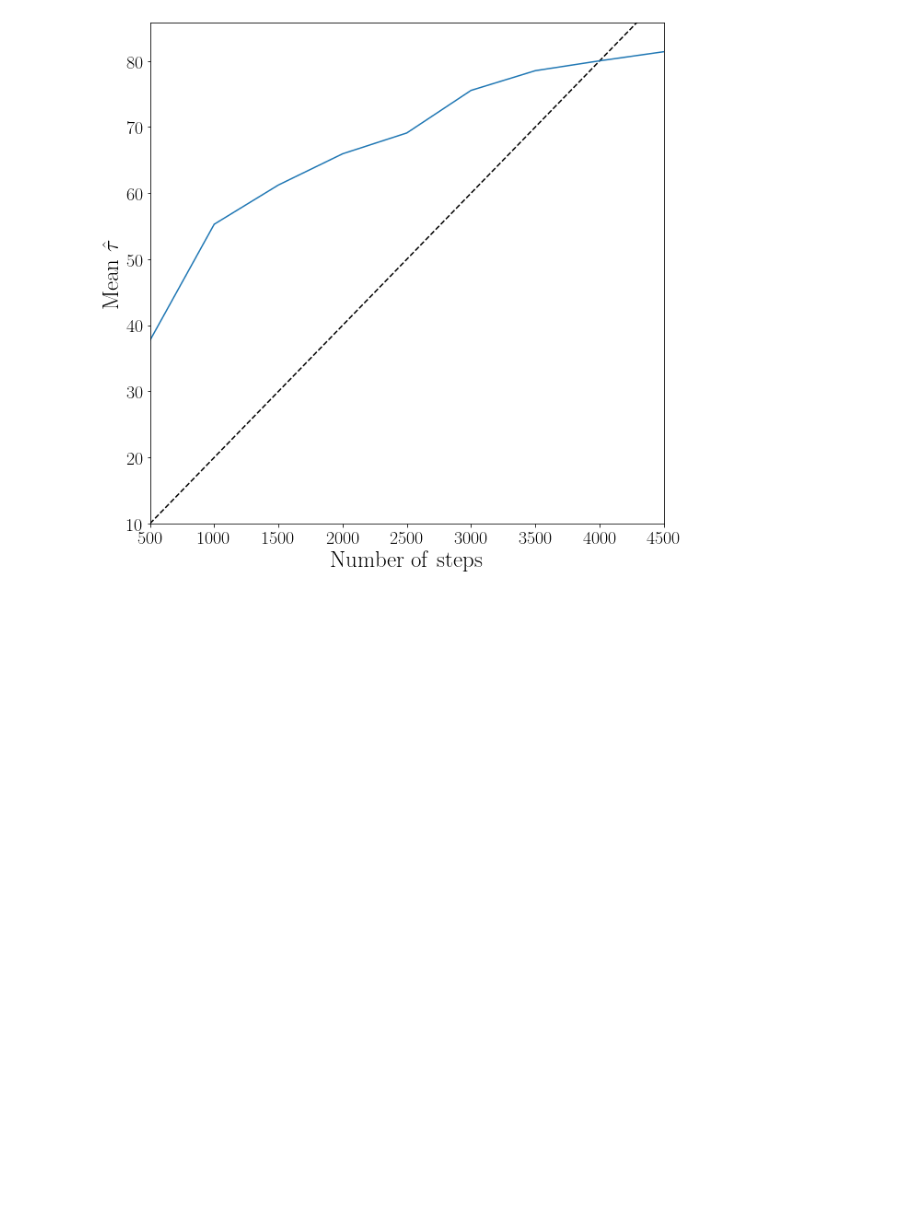
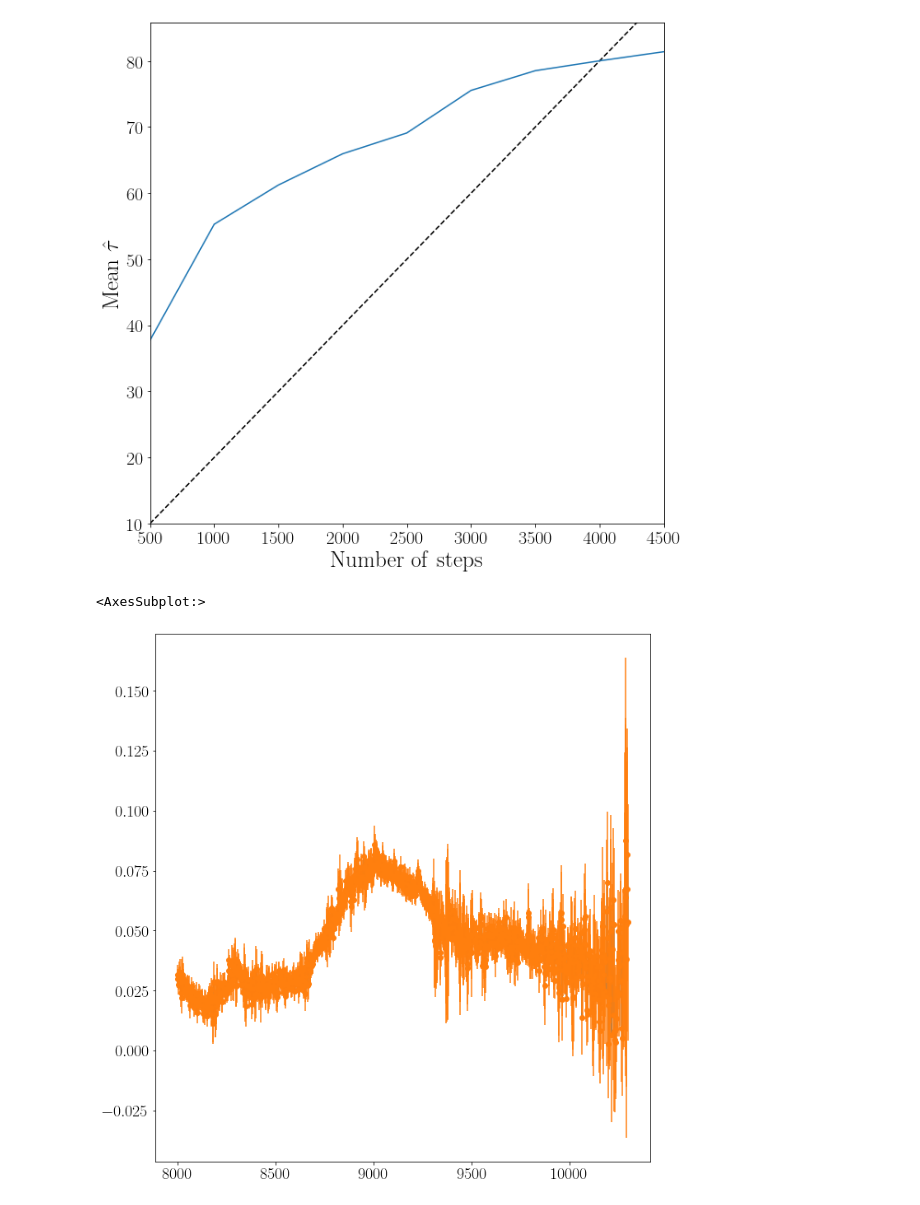
Before and after one commit to slowdivePTG/SN2020jgb, a Jupyter notebook: rv/SN2020jgb/absorption_line_velocity_20200529_Lick_3-m.ipynb, the cells around one changed output. Drawn from its saved outputs; the diff is of its cells as text; code cells hidden in the pictures; blank space fills up the shorter version.

```diff
--- a/rv/SN2020jgb/absorption_line_velocity_20200529_Lick_3-m.ipynb
+++ b/rv/SN2020jgb/absorption_line_velocity_20200529_Lick_3-m.ipynb
@@ -9,7 +9,7 @@ from absorption_line_vel import SpectrumSN_Lines, AbsorbLine
 
 # read spec data
 z = 0.0307
-spec = '../../spectroscopy/ZTF20aayhacx_20200529_Lick_3-m_v1.ascii'
+spec = '../../spectroscopy/SN2020jgb/ZTF20aayhacx_20200529_Lick_3-m_v1.ascii'
 Spec1 = SpectrumSN_Lines(spec, z)
 Spec = SpectrumSN_Lines(spec, 0)
 # %%
@@ -192,3 +192,8 @@ Velocity 2: -9401 pm 128 km/s
 [figure]
 [figure]
 [figure]
+# %%
+Spec.plot_line_region(8000, 10300)
+# %% [output]
+<AxesSubplot:>
+[figure, added]
```
Also changed, not shown: 20 other files.
